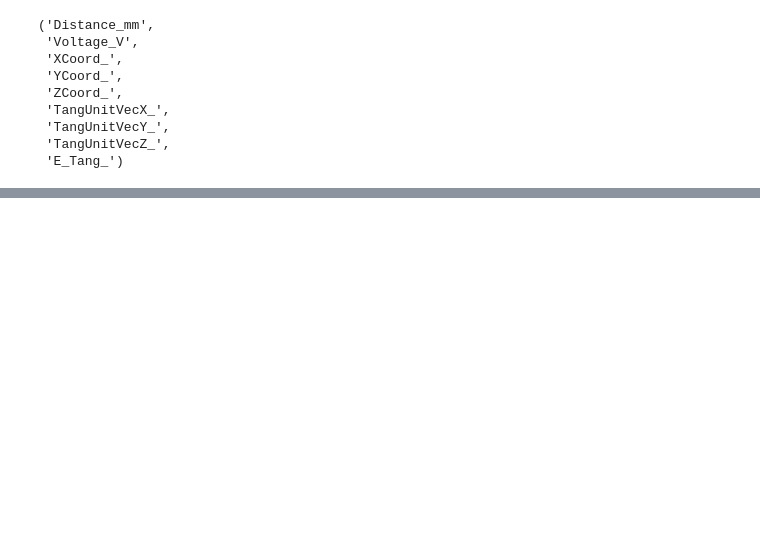
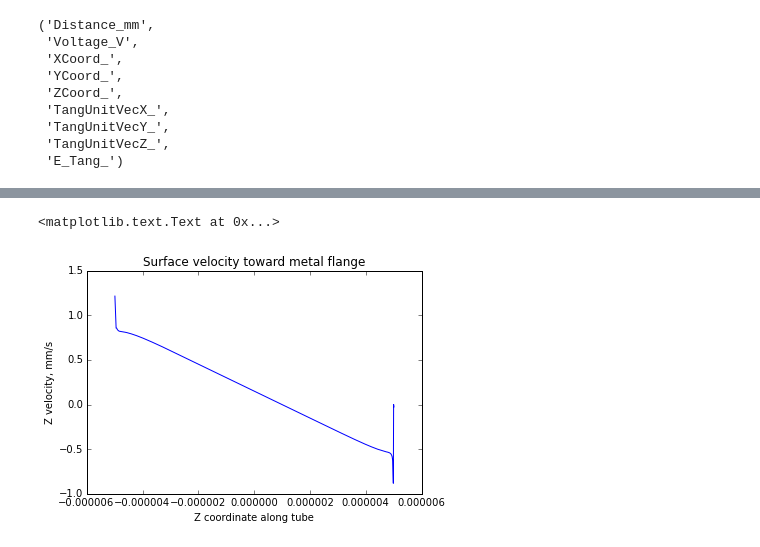
Before and after one commit to harnettlab/iPythonNotebookRepo, a Jupyter notebook: MembraneICEO/PoreZetaVCalc3.ipynb, the cells around one changed output, grey strips where cells are left out. Saved outputs shown, nothing was run; the diff lists cells and outputs as text; code cells hidden in the pictures; blank space fills up the shorter version.

```diff
--- a/MembraneICEO/PoreZetaVCalc3.ipynb
+++ b/MembraneICEO/PoreZetaVCalc3.ipynb
@@ -272,0 +272,13 @@ vvelocity=ucontour[metalstart:metalend]*tangx[metalstart:metalend] #radial veloc
+# %%
+#CKH 11/7/16 plot the local velocity for presentation
+plt.plot(xAnsys,uvelocity)
+plt.title('Surface velocity toward metal flange')
+plt.xlabel('Z coordinate along tube')
+plt.ylabel('Z velocity, mm/s')
+#ax=plt.gca()
+#lims=set_eq_axlims(r[metalstart:metalend],z[metalstart:metalend],.05)  #my function to repair this bug
+#ax.set_xlim(lims[0],lims[1])
+#ax.set_ylim(lims[2],lims[3])
+# %% [output]
+<matplotlib.text.Text at 0x...>
+[figure, added]
```
Also changed, not shown: parts of 13 cells of this notebook, 7 other files.
